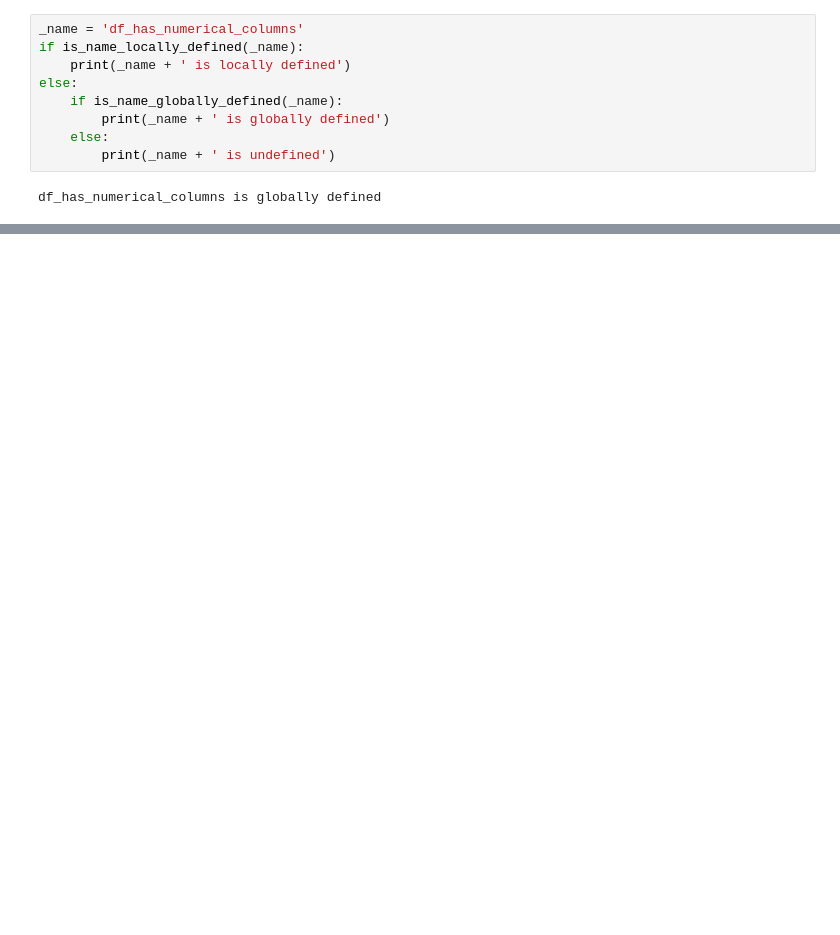
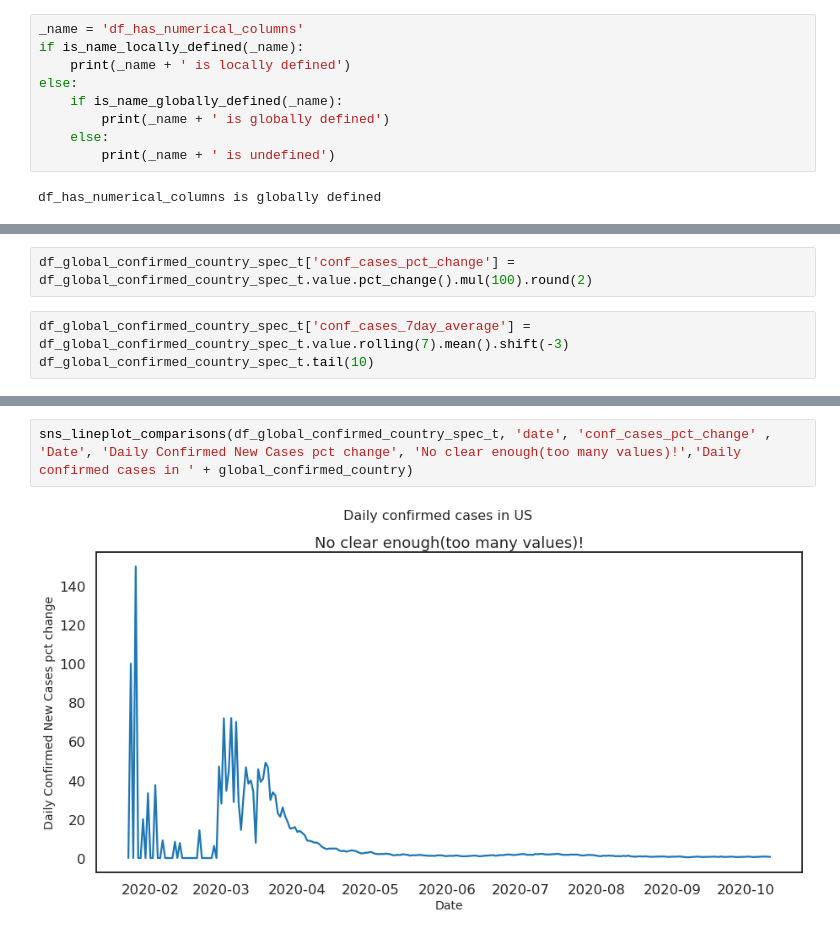
Before and after one commit to lveagithub/barcelonads, a Jupyter notebook: Session_DS_Stats_1/DataTypes.ipynb, the cells around one changed output, grey strips where cells are left out. Cells and saved outputs as stored; diff of their text form; blank space fills up the shorter version.

```diff
--- a/Session_DS_Stats_1/DataTypes.ipynb
+++ b/Session_DS_Stats_1/DataTypes.ipynb
@@ -403,0 +560,5 @@ First 3 rows:
+# %%
+df_global_confirmed_country_spec_t['conf_cases_pct_change'] = df_global_confirmed_country_spec_t.value.pct_change().mul(100).round(2)
+# %%
+df_global_confirmed_country_spec_t['conf_cases_7day_average'] = df_global_confirmed_country_spec_t.value.rolling(7).mean().shift(-3)
+df_global_confirmed_country_spec_t.tail(10)
@@ -403,0 +577,4 @@ First 3 rows:
+# %%
+sns_lineplot_comparisons(df_global_confirmed_country_spec_t, 'date', 'conf_cases_pct_change' , 'Date', 'Daily Confirmed New Cases pct change', 'No clear enough(too many values)!','Daily confirmed cases in ' + global_confirmed_country)
+# %% [output]
+[figure, added]
```
Also changed, not shown: parts of 18 cells of this notebook, 2 other files.
